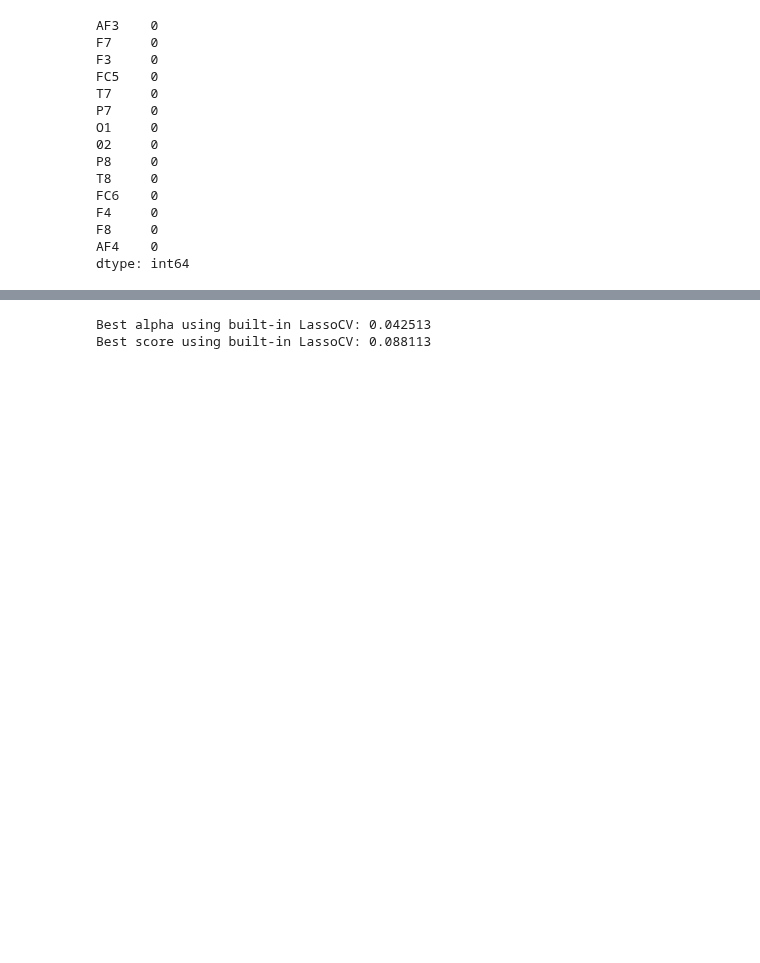
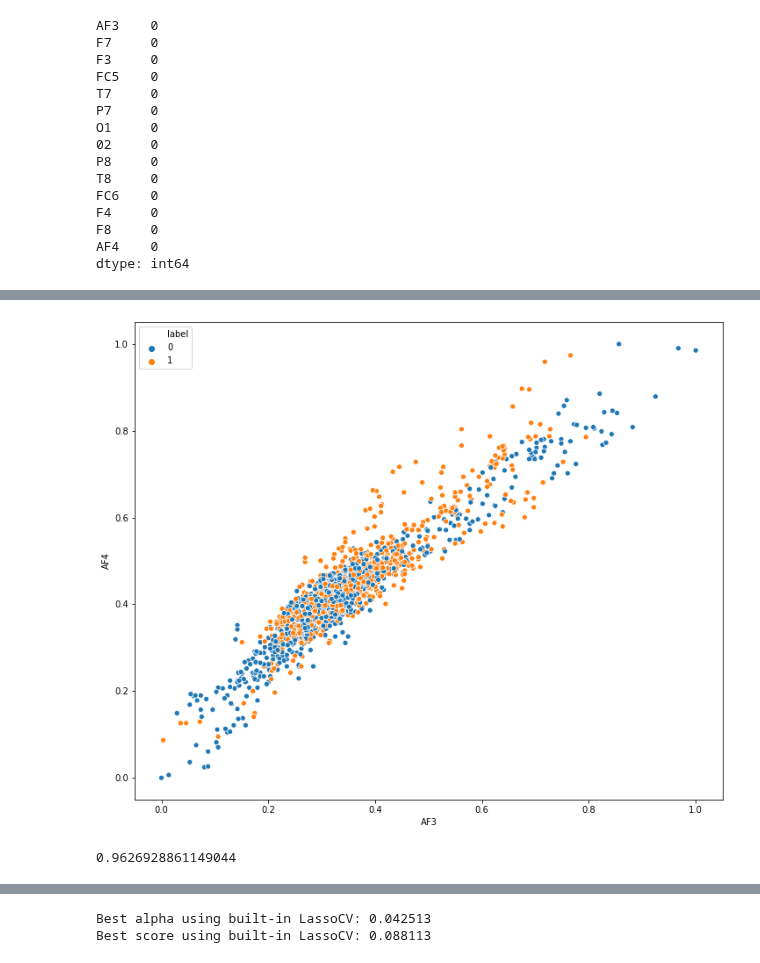
Before and after one commit to CallensToon/Machine_Learning_course_UGent_D012554_kaggle, a Jupyter notebook: Eye blinking prediction.ipynb, the cells around one changed output, grey strips where cells are left out. Drawn from its saved outputs; the diff is of its cells as text; code cells hidden in the pictures; blank space fills up the shorter version.

```diff
--- a/Eye blinking prediction.ipynb
+++ b/Eye blinking prediction.ipynb
@@ -668,0 +669,6 @@ plt.show()
+# %%
+plt.figure(figsize=(12,10))
+sns.scatterplot(x='AF3', y='AF4', data=X_train_stand, hue=y_train)
+plt.show()
+# %% [output]
+[figure, added]
@@ -668,0 +677,10 @@ plt.show()
+# %%
+from sklearn.svm import SVC
+from sklearn.model_selection import cross_val_score
+
+modelremoved = SVC(C=10, gamma=25, probability=True)
+score_auc = cross_val_score(modelremoved, X_removed, y_train, scoring='roc_auc', cv=10).mean()
+
+print(score_auc)
+# %% [output]
+0.9626928861149044
```
Also changed, not shown: parts of 6 cells of this notebook.
